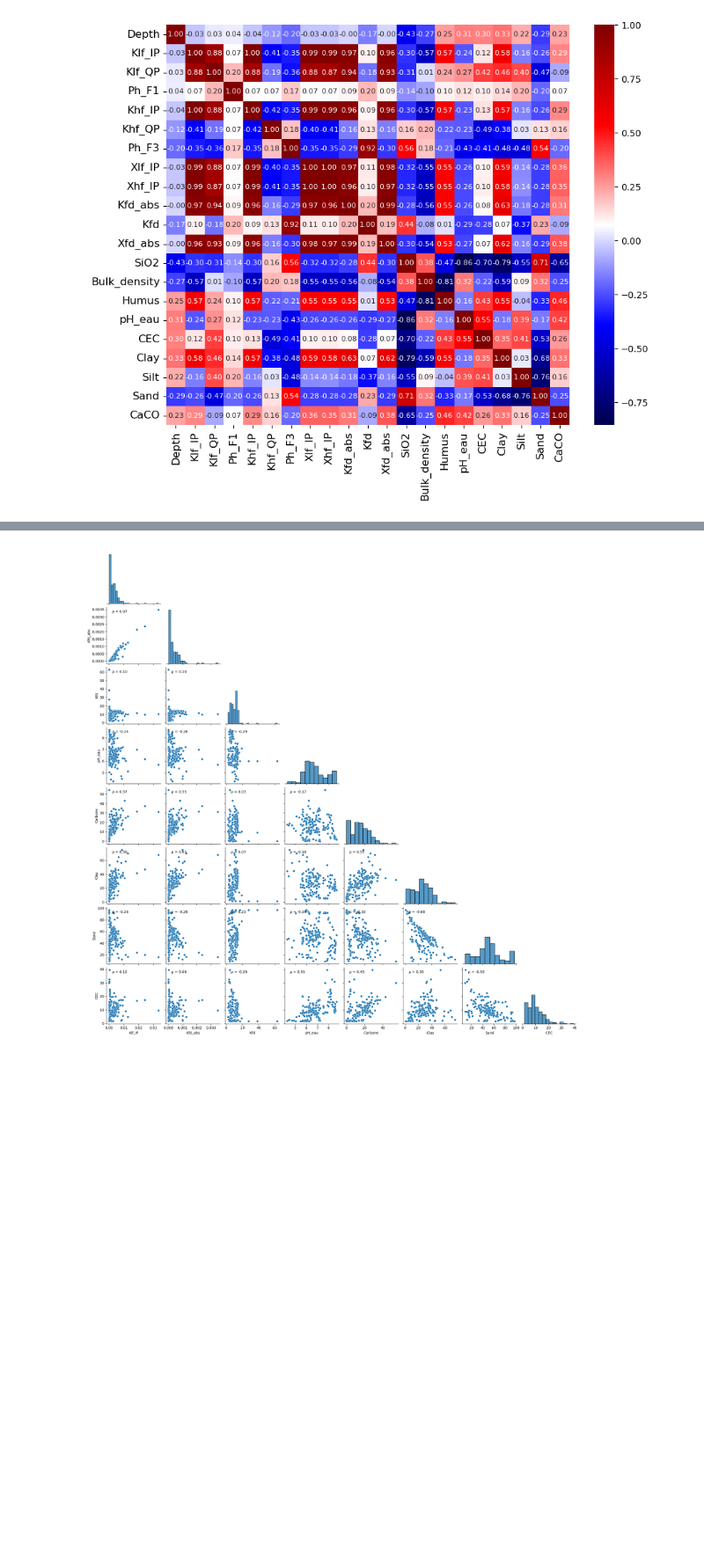
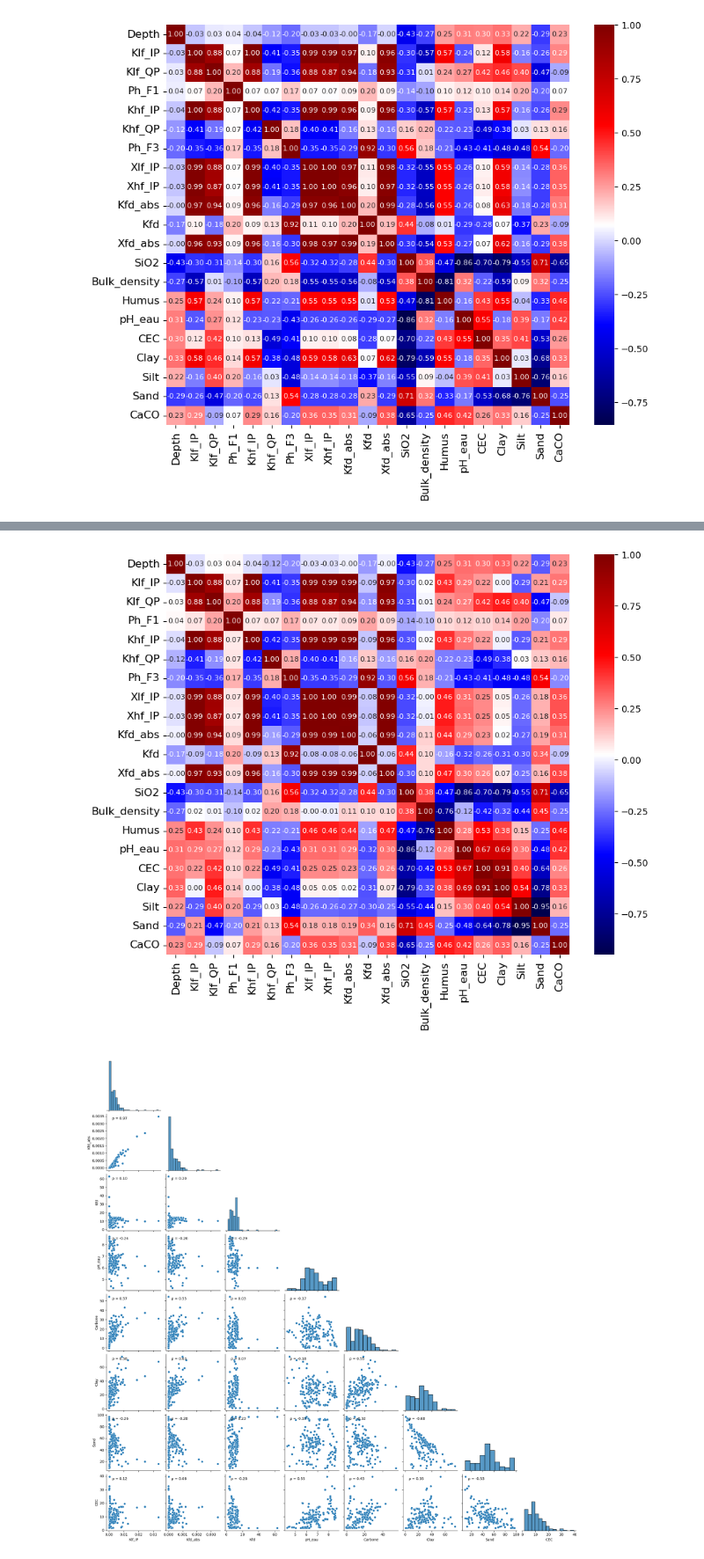
Before and after one commit to SENSE-UGent/kappa-CEC, a Jupyter notebook: cec_clay_susc.ipynb, the cells around one changed output, grey strips where cells are left out. Shown at 88% size. Cells and saved outputs as stored; diff of their text form; code cells hidden in the pictures; blank space fills up the shorter version.

```diff
--- a/cec_clay_susc.ipynb
+++ b/cec_clay_susc.ipynb
@@ -61,3 +83,25 @@ plt.show()
+# %%
+df_f = df[['Depth', 'Klf_IP', 'Klf_QP', 'Ph_F1', 'Khf_IP', 'Khf_QP', 'Ph_F3', 'Xlf_IP', 'Xhf_IP', 'Kfd_abs', 'Kfd', 'Xfd_abs', 'SiO2', 'Bulk_density',
+           'Humus', 'pH_eau', 'CEC', 'Clay', 'Silt', 'Sand', 'CaCO']][:69]
+
+# Setting the figure size
+plt.figure(figsize=(10, 8))
+
+# Plotting correlation heatmap with annotations
+dataplot = sns.heatmap(df_f.corr(), cmap="seismic", annot=True, fmt=".2f", annot_kws={"size": 8})
+
+dataplot.tick_params(axis='both', which='major', labelsize=12)
+
+# Rotating y-axis labels for better visualization
+dataplot.set_yticklabels(dataplot.get_yticklabels(), rotation=0)
+
+# Setting the label size for x and y axes
+dataplot.set_xlabel(dataplot.get_xlabel(), fontsize=14)
+dataplot.set_ylabel(dataplot.get_ylabel(), fontsize=14)
+
+plt.show()
+# %% [output]
+[figure, added]
 # %%
 g = sns.pairplot(df.loc[:,['Klf_IP', 'Kfd_abs', 'Kfd', 'pH_eau', 'Carbone', 'Clay', 'Sand', 'CEC']],
                   diag_kws=dict(fill=True), corner=True)
```
Also changed, not shown: parts of 3 cells of this notebook, 1 other file.
